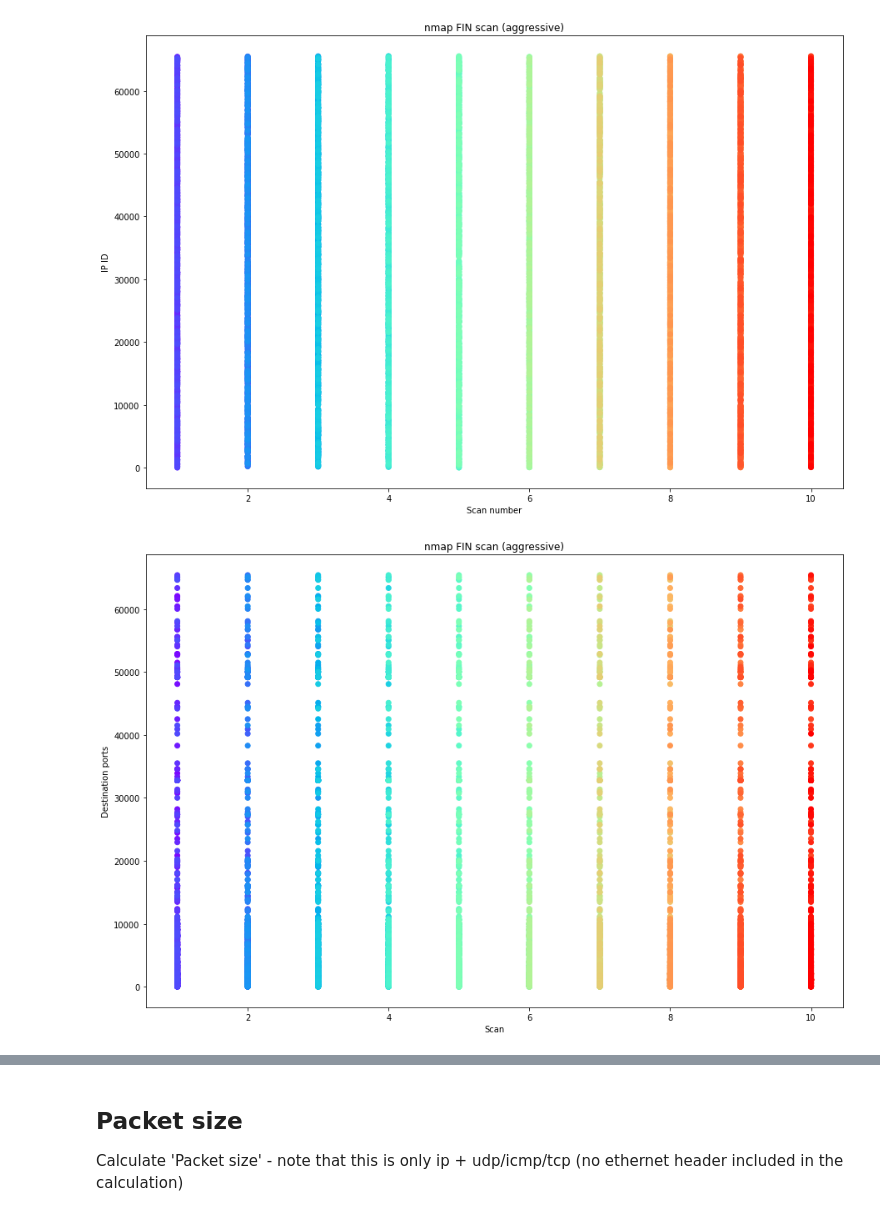
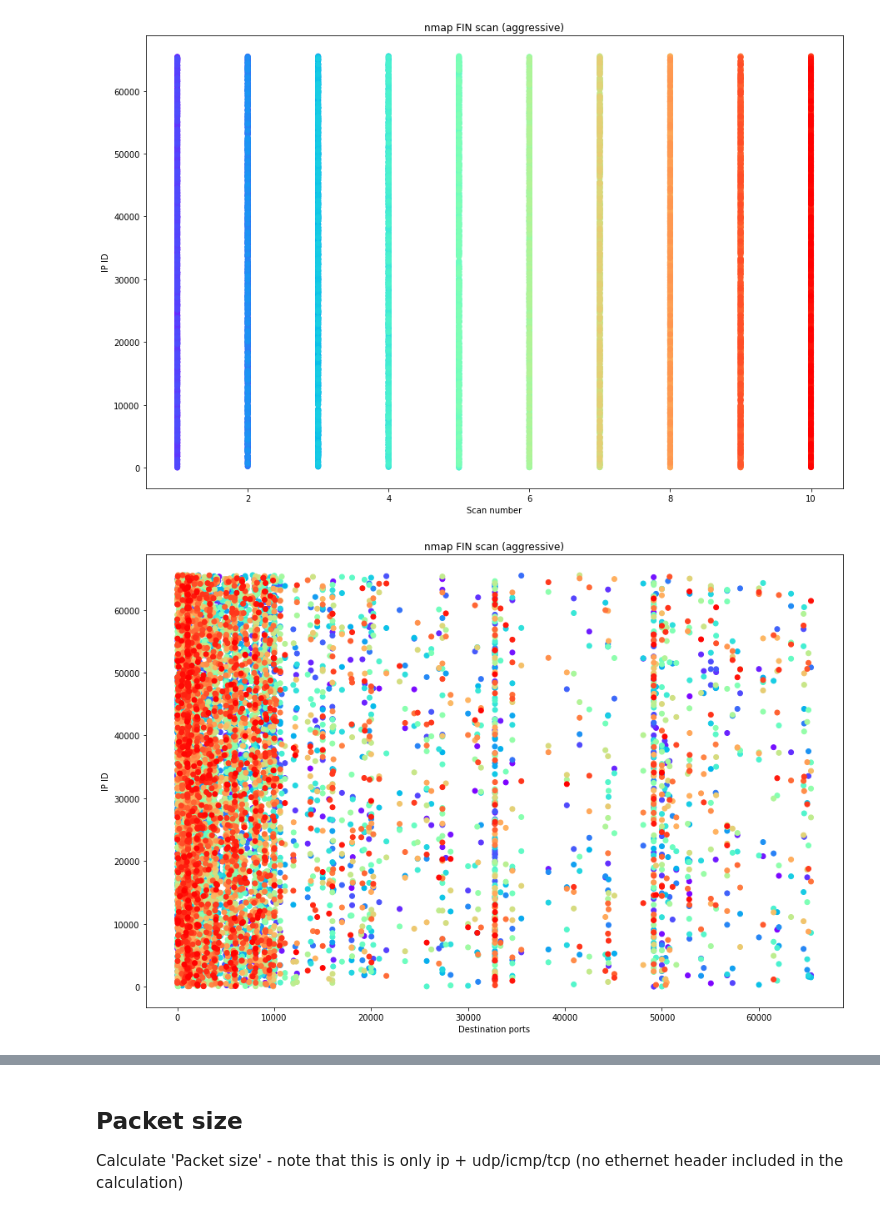
Before and after one commit to orjanj/nmap-pkg-generation-analysis, a Jupyter notebook: jupyter/nmap_fin_scan_aggressive.ipynb, the cells around one changed output, grey strips where cells are left out. Saved outputs shown, nothing was run; the diff lists cells and outputs as text; code cells hidden in the pictures.

```diff
--- a/jupyter/nmap_fin_scan_aggressive.ipynb
+++ b/jupyter/nmap_fin_scan_aggressive.ipynb
@@ -25,7 +25,7 @@ plt.rcParams["figure.figsize"] = (15,10)
 # %% [markdown]
 ###### Read data - output from 'process_pcap_with_payload.py'
 # %%
-directory = '/home/user/notebooks/pcaps/nmap_fin_scan_aggressive'
+directory = '/home/USER/notebooks/pcaps/nmap_fin_scan_aggressive'
 scan_list = []
 
 for filename in os.listdir(directory):
@@ -291,33 +291,27 @@ plt.show()
 # %%
 ip_ids = []
 scan_number = []
-scan_nr = 0
 dst_ports = []
 
 for row in scan_list:
-    scan_nr = scan_nr + 1
     for x in range(0, len(row)):
         if row['ip_src'][x] == scanner_ip:
             ip_ids.append(row['ip_id'][x])
-            scan_number.append(scan_nr)
             if scan['ip_proto'][x] == 6: # tcp
                 dst_ports.append(row['tcp_dport'][x])
 
-
-
 if dst_ports:
-    x = scan_number
-    ys = dst_ports
-
-    colors = cm.rainbow(np.linspace(0, 1, len(ip_ids)))
-    plt.xlabel('Scan')
-    plt.ylabel('Destination ports')
+    x = dst_ports
+    ys = ip_ids
+    colors = cm.rainbow(np.linspace(0, 1, len(ys)))
+    plt.xlabel('Destination ports')
+    plt.ylabel('IP ID')
     plt.title(scan_title)
     plt.scatter(x, ys, color=colors)
     plt.savefig(directory + '/IPIDDstPort.png')
     plt.show()
 # %% [output]
-[figure, old version]
+[figure, new version]
 # %%
 ip_ids = []
 scan_number = []
```
Also changed, not shown: parts of 1 cell of this notebook, 29 other files.
